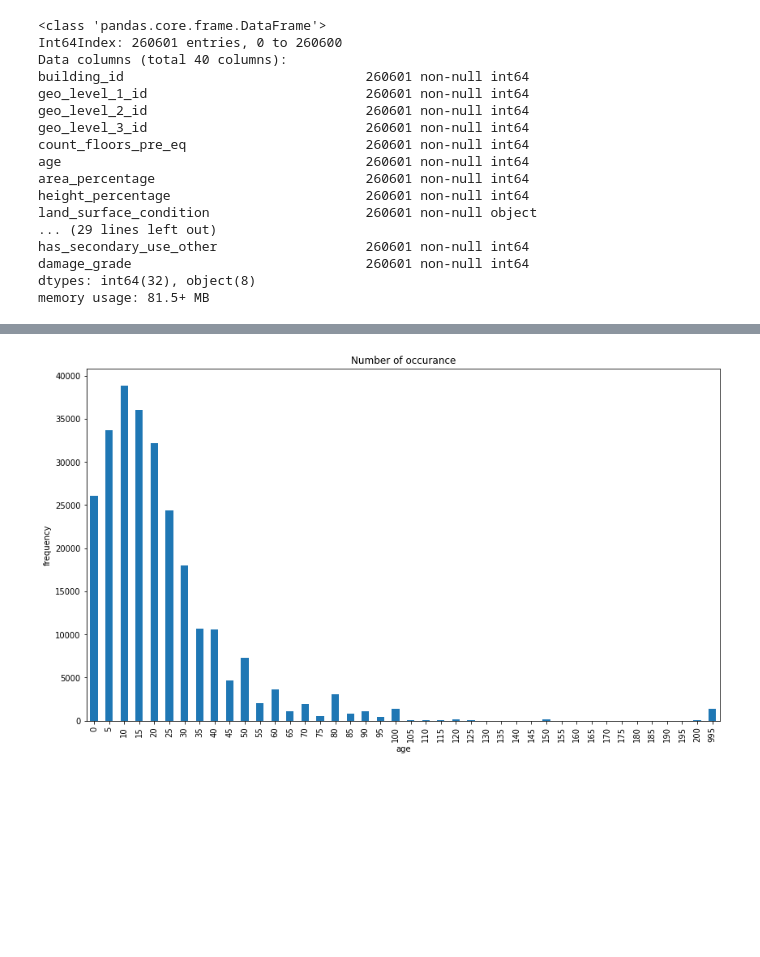
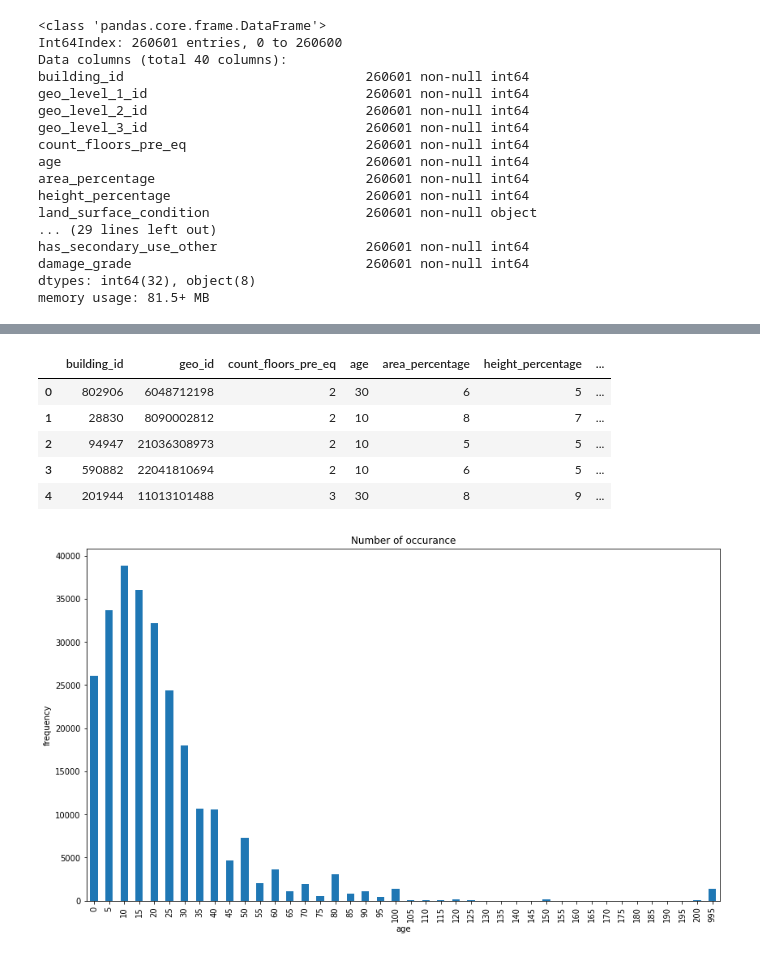
Before and after one commit to namanjn1988/EarthQuakeDamage, a Jupyter notebook: EarthQuakePrediction.ipynb, the cells around one changed output, grey strips where cells are left out. Drawn from its saved outputs; the diff is of its cells as text; code cells hidden in the pictures; blank space fills up the shorter version.

```diff
--- a/EarthQuakePrediction.ipynb
+++ b/EarthQuakePrediction.ipynb
@@ -80,3 +106,24 @@ dataset['legal_ownership_status']=le.fit_transform(dataset['legal_ownership_stat
+# %%
+dataset.drop('land_surface_condition', axis=1, inplace=True)
+dataset.drop('foundation_type', axis=1, inplace=True)
+dataset.drop('roof_type', axis=1, inplace=True)
+dataset.drop('ground_floor_type', axis=1, inplace=True)
+dataset.drop('other_floor_type', axis=1, inplace=True)
+dataset.drop('position', axis=1, inplace=True)
+dataset.drop('plan_configuration', axis=1, inplace=True)
+dataset.drop('legal_ownership_status', axis=1, inplace=True)
+dataset.drop('geo_level_1_id', axis=1, inplace=True)
+dataset.drop('geo_level_2_id', axis=1, inplace=True)
+dataset.drop('geo_level_3_id', axis=1, inplace=True)
+# %%
+dataset.head()
+# %% [output]
+|  | building_id | geo_id | count_floors_pre_eq | age | area_percentage | height_percentage | ... |
+| 0 | 802906 | 6048712198 | 2 | 30 | 6 | 5 | ... |
+| 1 | 28830 | 8090002812 | 2 | 10 | 8 | 7 | ... |
+| 2 | 94947 | 21036308973 | 2 | 10 | 5 | 5 | ... |
+| 3 | 590882 | 22041810694 | 2 | 10 | 6 | 5 | ... |
+| 4 | 201944 | 11013101488 | 3 | 30 | 8 | 9 | ... |
 # %%
 ax = dataset['age'].value_counts().sort_index().plot(kind='bar', figsize=(14,8), title="Number of occurance")
 ax.set_xlabel("age")
```
Also changed, not shown: parts of 18 cells of this notebook.
